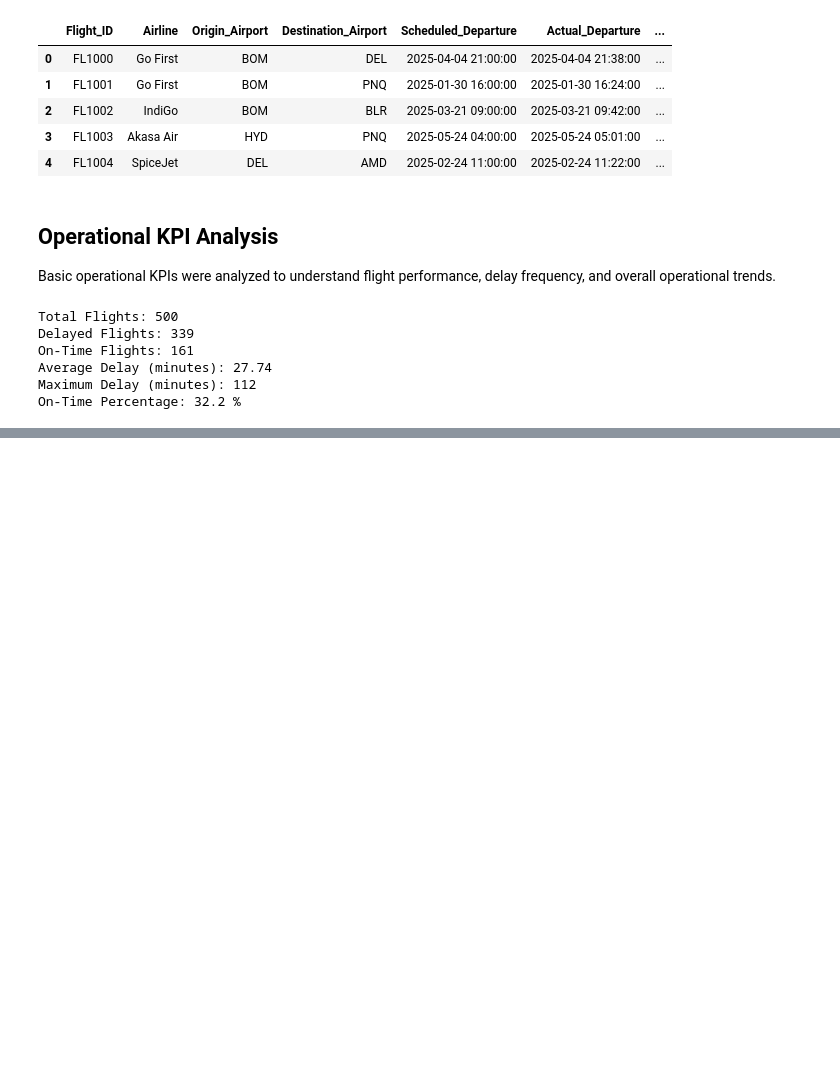
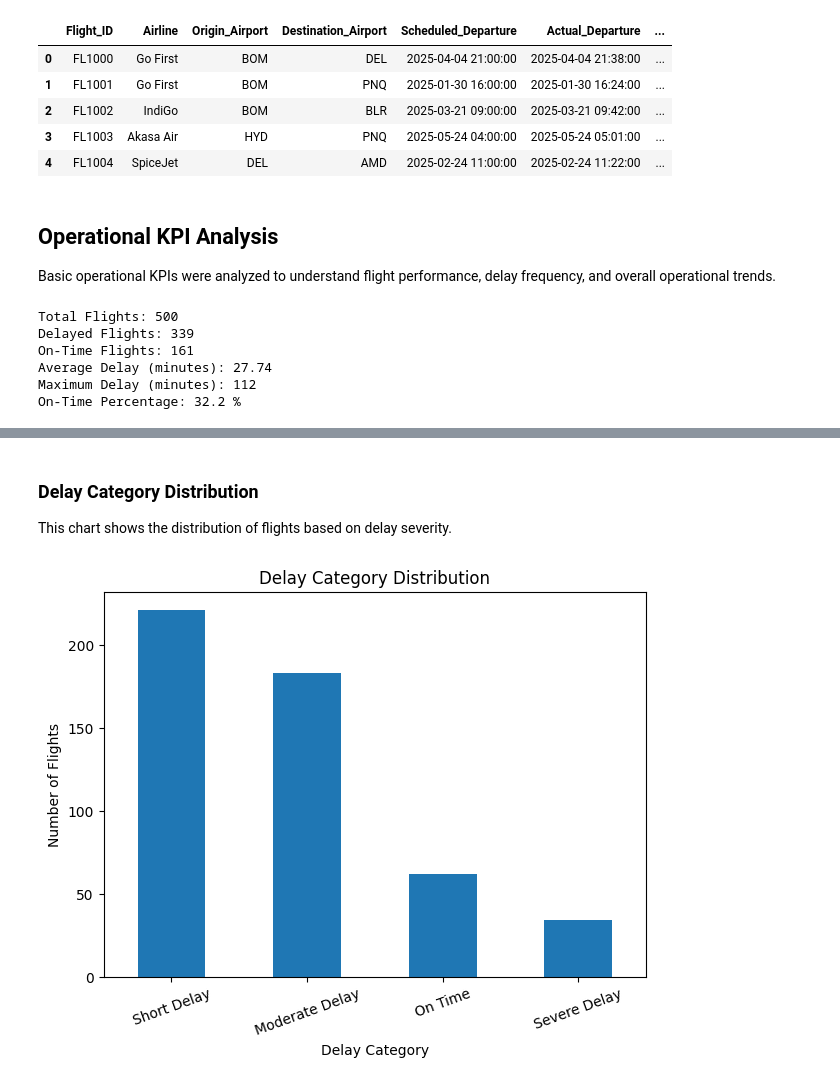
Before and after one commit to aadvikk/flight-delays-analysis, a Jupyter notebook: flight_operations_delay_analysis.ipynb, the cells around one changed output, grey strips where cells are left out. Cells and saved outputs as stored; diff of their text form; code cells hidden in the pictures; blank space fills up the shorter version.

```diff
--- a/flight_operations_delay_analysis.ipynb
+++ b/flight_operations_delay_analysis.ipynb
@@ -186,0 +222,5 @@ On-Time Percentage: 32.2 %
+# %%
+# Delay category distribution
+delay_category_count = flights["Delay_Category"].value_counts()
+
+delay_category_count
@@ -186,0 +269,19 @@ On-Time Percentage: 32.2 %
+# %% [markdown]
+### Delay Category Distribution
+
+This chart shows the distribution of flights based on delay severity.
+# %%
+plt.figure(figsize=(7,5))
+
+delay_category_count.plot(
+    kind="bar"
+)
+
+plt.title("Delay Category Distribution")
+plt.xlabel("Delay Category")
+plt.ylabel("Number of Flights")
+plt.xticks(rotation=20)
+
+plt.show()
+# %% [output]
+[figure, added]
```
Also changed, not shown: parts of 13 cells of this notebook.
